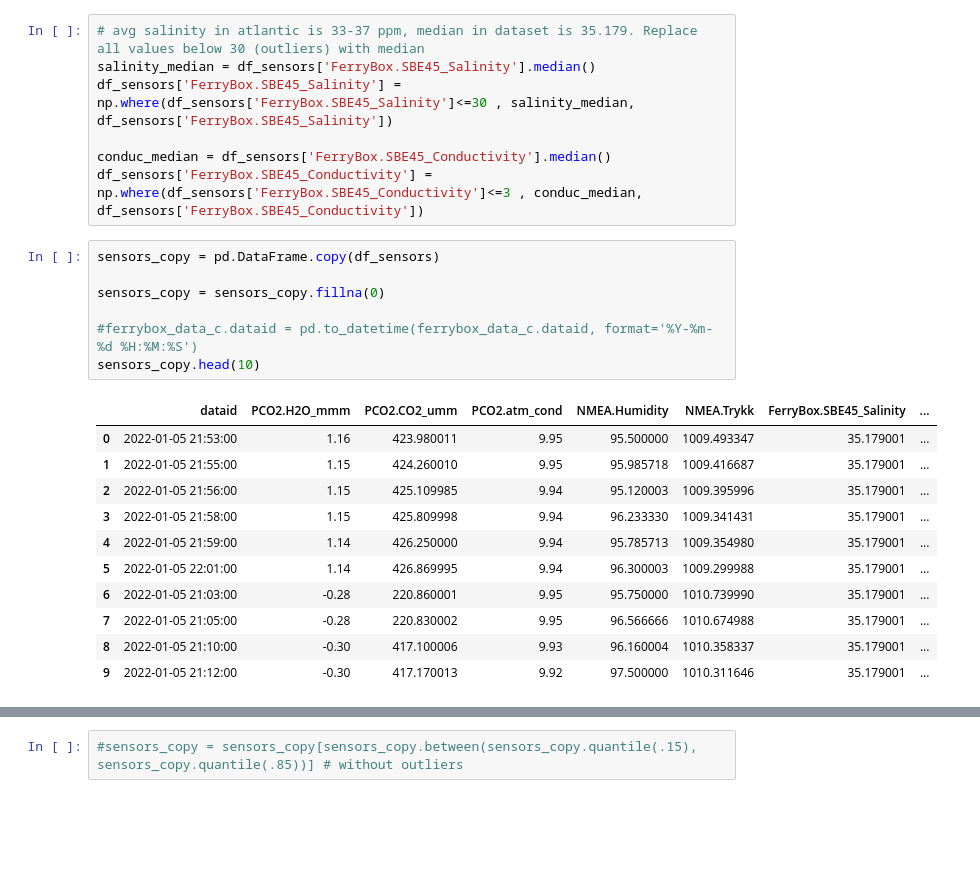
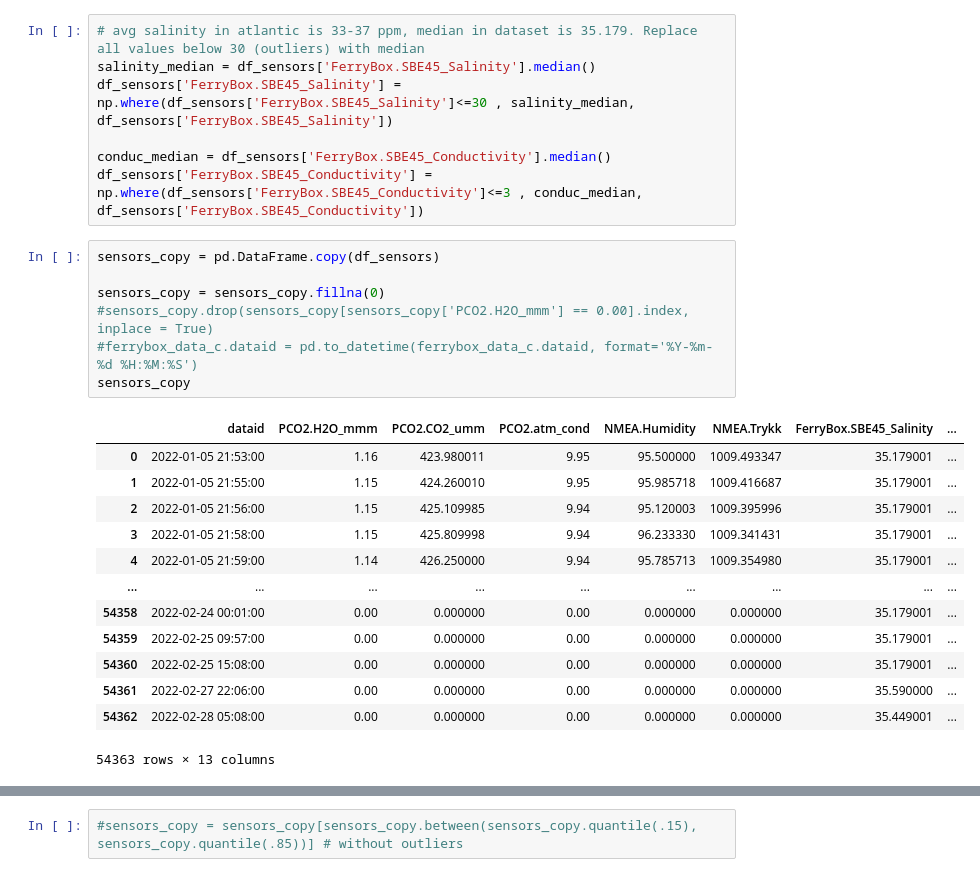
Before and after one commit to maritnl/master, a Jupyter notebook: unsup_analysis.ipynb, the cells around one changed output, grey strips where cells are left out. Cells and saved outputs as stored; diff of their text form; blank space fills up the shorter version.

```diff
--- a/unsup_analysis.ipynb
+++ b/unsup_analysis.ipynb
@@ -21,19 +21,21 @@ df_sensors['FerryBox.SBE45_Conductivity'] = np.where(df_sensors['FerryBox.SBE45_
 # %%
 sensors_copy = pd.DataFrame.copy(df_sensors)
 
 sensors_copy = sensors_copy.fillna(0)
-
+#sensors_copy.drop(sensors_copy[sensors_copy['PCO2.H2O_mmm'] == 0.00].index, inplace = True)
 #ferrybox_data_c.dataid = pd.to_datetime(ferrybox_data_c.dataid, format='%Y-%m-%d %H:%M:%S')
-sensors_copy.head(10)
+sensors_copy
 # %% [output]
 |  | dataid | PCO2.H2O_mmm | PCO2.CO2_umm | PCO2.atm_cond | NMEA.Humidity | NMEA.Trykk | FerryBox.SBE45_Salinity | ... |
 | 0 | 2022-01-05 21:53:00 | 1.16 | 423.980011 | 9.95 | 95.500000 | 1009.493347 | 35.179001 | ... |
 | 1 | 2022-01-05 21:55:00 | 1.15 | 424.260010 | 9.95 | 95.985718 | 1009.416687 | 35.179001 | ... |
 | 2 | 2022-01-05 21:56:00 | 1.15 | 425.109985 | 9.94 | 95.120003 | 1009.395996 | 35.179001 | ... |
 | 3 | 2022-01-05 21:58:00 | 1.15 | 425.809998 | 9.94 | 96.233330 | 1009.341431 | 35.179001 | ... |
 | 4 | 2022-01-05 21:59:00 | 1.14 | 426.250000 | 9.94 | 95.785713 | 1009.354980 | 35.179001 | ... |
-| 5 | 2022-01-05 22:01:00 | 1.14 | 426.869995 | 9.94 | 96.300003 | 1009.299988 | 35.179001 | ... |
-| 6 | 2022-01-05 21:03:00 | -0.28 | 220.860001 | 9.95 | 95.750000 | 1010.739990 | 35.179001 | ... |
-| 7 | 2022-01-05 21:05:00 | -0.28 | 220.830002 | 9.95 | 96.566666 | 1010.674988 | 35.179001 | ... |
-| 8 | 2022-01-05 21:10:00 | -0.30 | 417.100006 | 9.93 | 96.160004 | 1010.358337 | 35.179001 | ... |
-| 9 | 2022-01-05 21:12:00 | -0.30 | 417.170013 | 9.92 | 97.500000 | 1010.311646 | 35.179001 | ... |
+| ... | ... | ... | ... | ... | ... | ... | ... | ... |
+| 54358 | 2022-02-24 00:01:00 | 0.00 | 0.000000 | 0.00 | 0.000000 | 0.000000 | 35.179001 | ... |
+| 54359 | 2022-02-25 09:57:00 | 0.00 | 0.000000 | 0.00 | 0.000000 | 0.000000 | 35.179001 | ... |
+| 54360 | 2022-02-25 15:08:00 | 0.00 | 0.000000 | 0.00 | 0.000000 | 0.000000 | 35.179001 | ... |
+| 54361 | 2022-02-27 22:06:00 | 0.00 | 0.000000 | 0.00 | 0.000000 | 0.000000 | 35.590000 | ... |
+| 54362 | 2022-02-28 05:08:00 | 0.00 | 0.000000 | 0.00 | 0.000000 | 0.000000 | 35.449001 | ... |
+54363 rows × 13 columns
```
Also changed, not shown: parts of 2 cells of this notebook, 1 other file.
